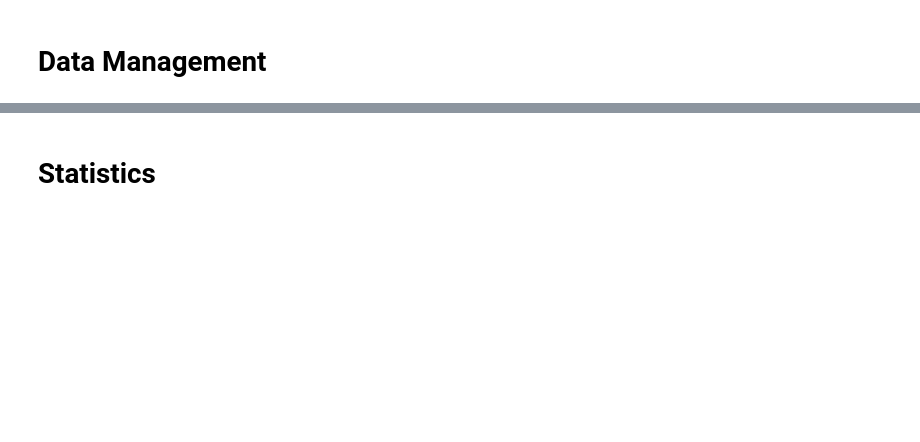
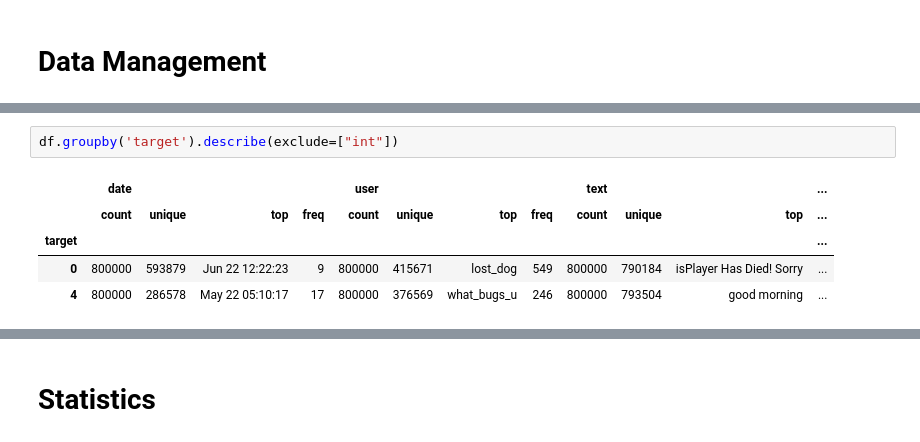
Before and after one commit to Fitz-commit/nlp_mueller, a Jupyter notebook: wi20_nlp_2022_4831831.ipynb, the cells around one changed output, grey strips where cells are left out. Drawn from its saved outputs; the diff is of its cells as text; blank space fills up the shorter version.

```diff
--- a/wi20_nlp_2022_4831831.ipynb
+++ b/wi20_nlp_2022_4831831.ipynb
@@ -18,0 +51,8 @@ from sklearn.metrics import classification_report, accuracy_score, confusion_mat
+# %%
+df.groupby('target').describe(exclude=["int"])
+# %% [output]
+|  | date |  |  |  | user |  |  |  | text |  |  | ... |
+|  | count | unique | top | freq | count | unique | top | freq | count | unique | top | ... |
+| target |  |  |  |  |  |  |  |  |  |  |  | ... |
+| 0 | 800000 | 593879 | Jun 22 12:22:23 | 9 | 800000 | 415671 | lost_dog | 549 | 800000 | 790184 | isPlayer Has Died! Sorry | ... |
+| 4 | 800000 | 286578 | May 22 05:10:17 | 17 | 800000 | 376569 | what_bugs_u | 246 | 800000 | 793504 | good morning | ... |
```
Also changed, not shown: parts of 19 cells of this notebook.
